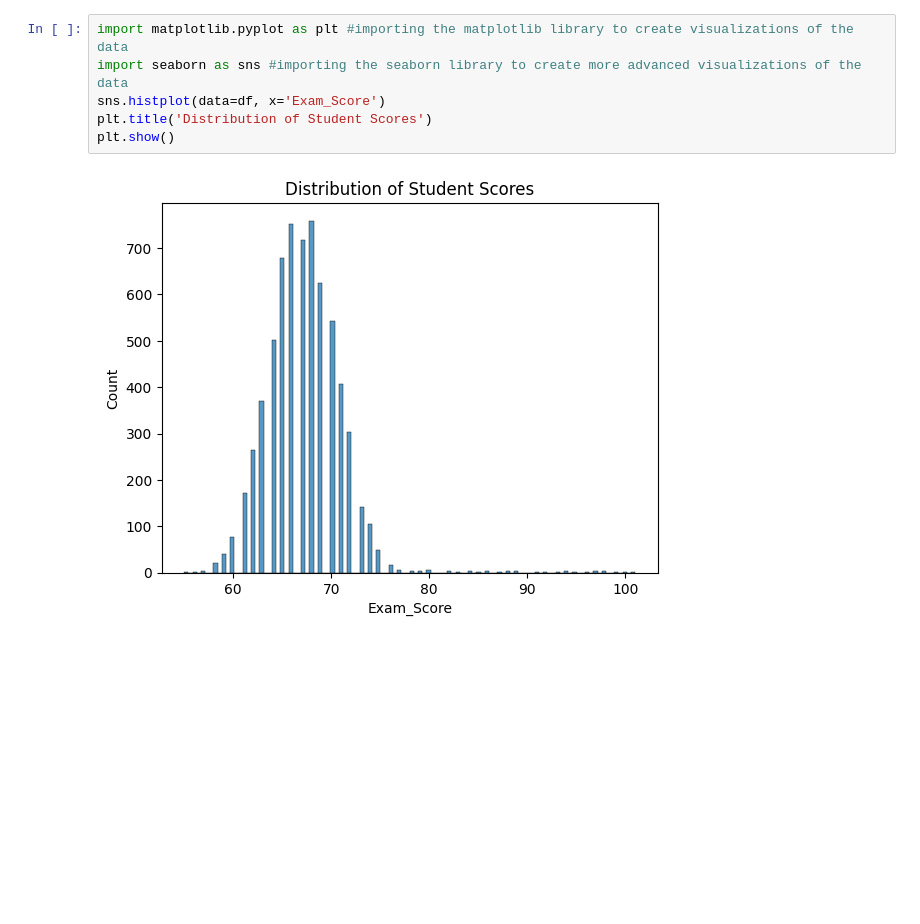
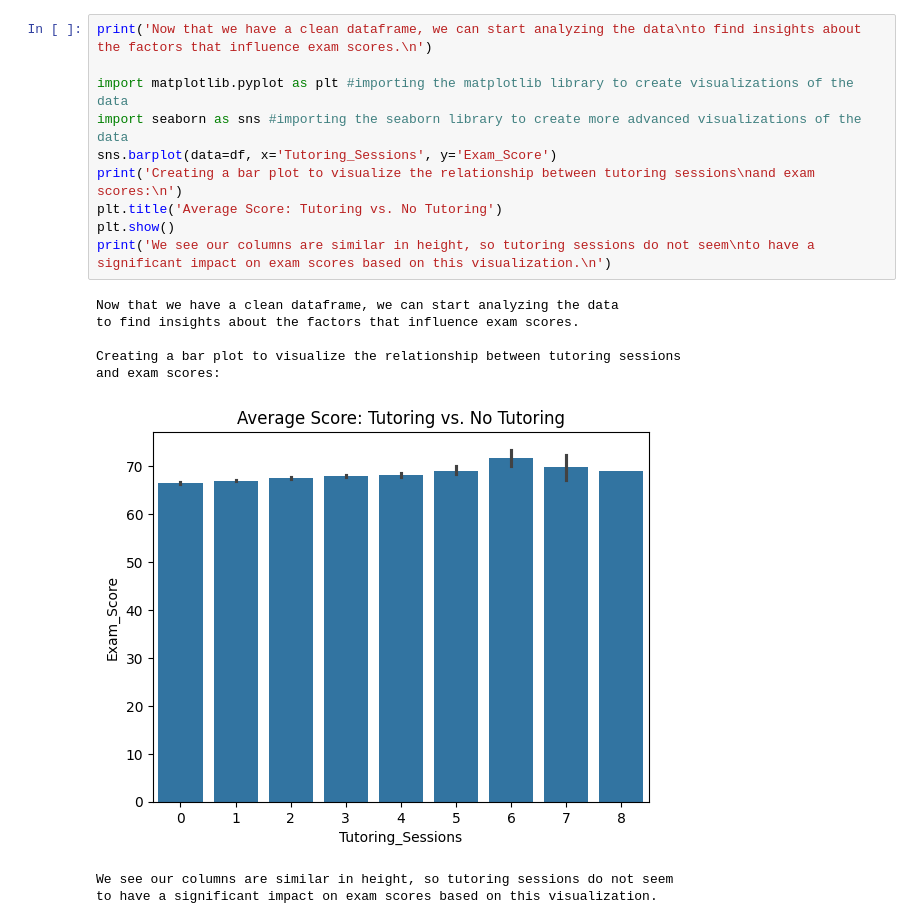
Before and after one commit to mmaya-kk/student-performance-analysis, a Jupyter notebook: project1_jupyter.ipynb, the cells around one changed output. Saved outputs shown, nothing was run; the diff lists cells and outputs as text; blank space fills up the shorter version.

```diff
--- a/project1_jupyter.ipynb
+++ b/project1_jupyter.ipynb
@@ -49,11 +53,22 @@ Distance_from_Home            0
 Gender                        0
 Exam_Score                    0
 dtype: int64
-# %%
-import matplotlib.pyplot as plt #importing the matplotlib library to create visualizations of the data
-import seaborn as sns #importing the seaborn library to create more advanced visualizations of the data
-sns.histplot(data=df, x='Exam_Score')
-plt.title('Distribution of Student Scores')
-plt.show()
-# %% [output]
-[figure, removed]
+# %%
+print('Now that we have a clean dataframe, we can start analyzing the data\nto find insights about the factors that influence exam scores.\n')
+
+import matplotlib.pyplot as plt #importing the matplotlib library to create visualizations of the data
+import seaborn as sns #importing the seaborn library to create more advanced visualizations of the data
+sns.barplot(data=df, x='Tutoring_Sessions', y='Exam_Score')
+print('Creating a bar plot to visualize the relationship between tutoring sessions\nand exam scores:\n')
+plt.title('Average Score: Tutoring vs. No Tutoring')
+plt.show()
+print('We see our columns are similar in height, so tutoring sessions do not seem\nto have a significant impact on exam scores based on this visualization.\n')
+# %% [output]
+Now that we have a clean dataframe, we can start analyzing the data
+to find insights about the factors that influence exam scores.
+
+Creating a bar plot to visualize the relationship between tutoring sessions
+and exam scores:
+[figure, added]
+We see our columns are similar in height, so tutoring sessions do not seem
+to have a significant impact on exam scores based on this visualization.
```
Also changed, not shown: parts of 3 cells of this notebook.
